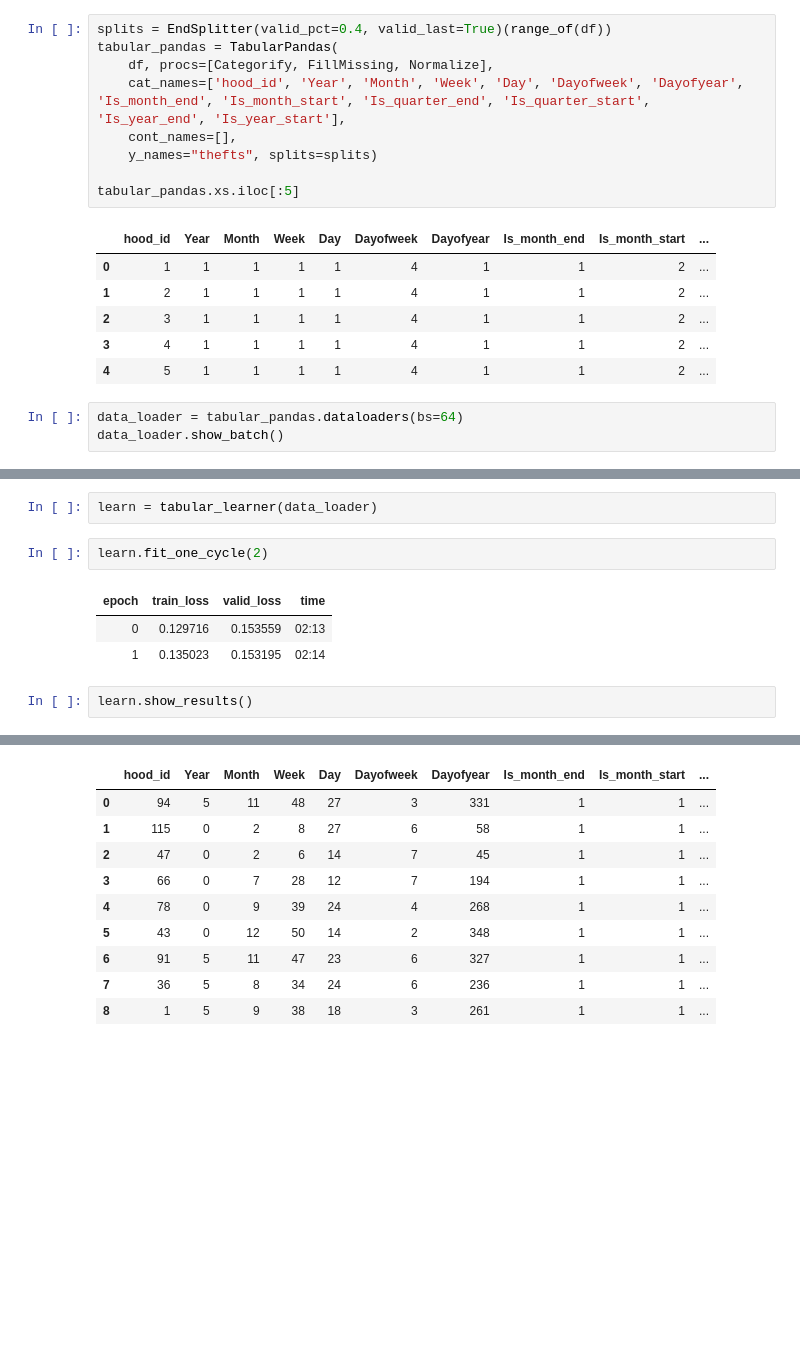
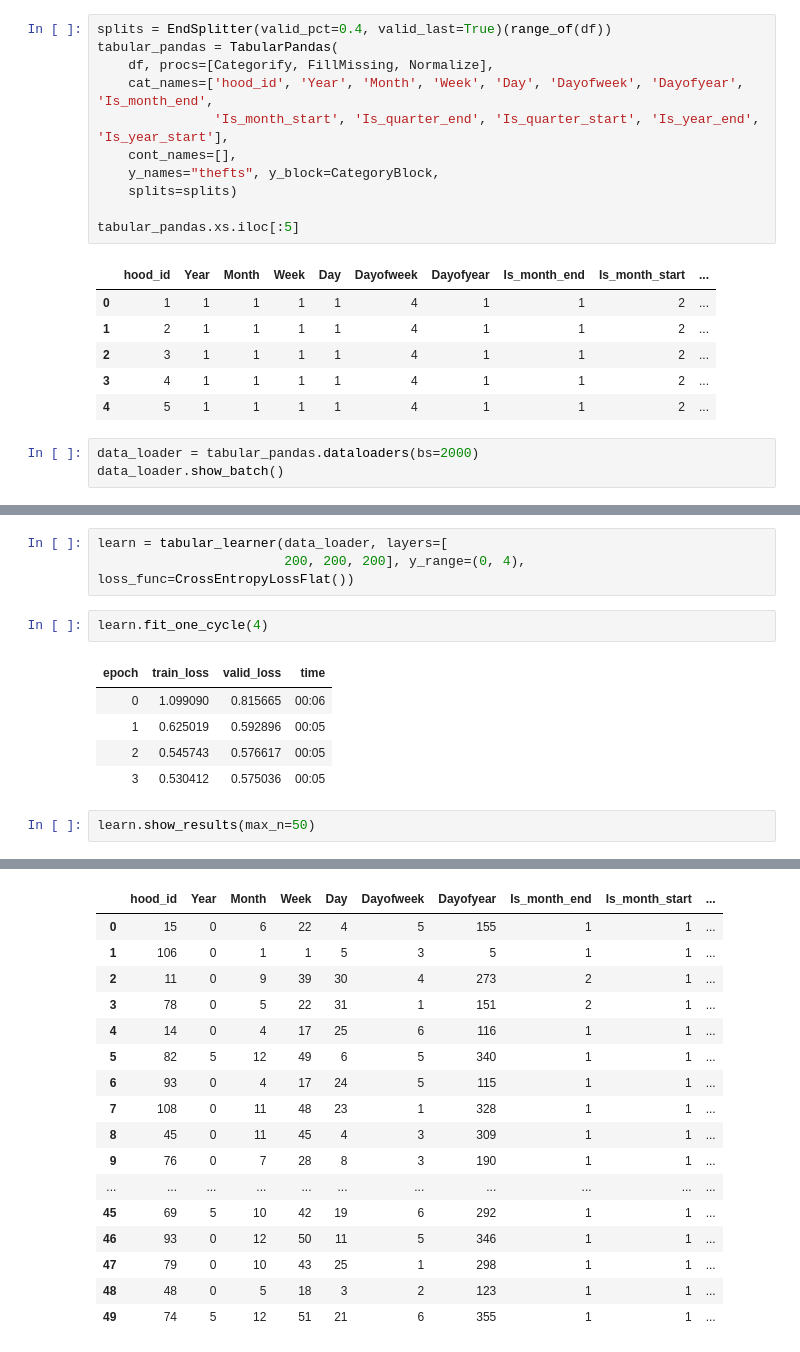
Before and after one commit to pika11/uoft-ml-group4-final-project, a Jupyter notebook: deep_learning_models_0_fill.ipynb, the cells around one changed output, grey strips where cells are left out. Saved outputs shown, nothing was run; the diff lists cells and outputs as text; blank space fills up the shorter version.

```diff
--- a/deep_learning_models_0_fill.ipynb
+++ b/deep_learning_models_0_fill.ipynb
@@ -36,9 +36,11 @@ df.head()
 splits = EndSplitter(valid_pct=0.4, valid_last=True)(range_of(df))
 tabular_pandas = TabularPandas(
     df, procs=[Categorify, FillMissing, Normalize],
-    cat_names=['hood_id', 'Year', 'Month', 'Week', 'Day', 'Dayofweek', 'Dayofyear', 'Is_month_end', 'Is_month_start', 'Is_quarter_end', 'Is_quarter_start', 'Is_year_end', 'Is_year_start'],
+    cat_names=['hood_id', 'Year', 'Month', 'Week', 'Day', 'Dayofweek', 'Dayofyear', 'Is_month_end',
+               'Is_month_start', 'Is_quarter_end', 'Is_quarter_start', 'Is_year_end', 'Is_year_start'],
     cont_names=[],
-    y_names="thefts", splits=splits)
+    y_names="thefts", y_block=CategoryBlock,
+    splits=splits)
 
 tabular_pandas.xs.iloc[:5]
 # %% [output]
@@ -49,7 +51,7 @@ tabular_pandas.xs.iloc[:5]
 | 3 | 4 | 1 | 1 | 1 | 1 | 4 | 1 | 1 | 2 | ... |
 | 4 | 5 | 1 | 1 | 1 | 1 | 4 | 1 | 1 | 2 | ... |
 # %%
-data_loader = tabular_pandas.dataloaders(bs=64)
+data_loader = tabular_pandas.dataloaders(bs=2000)
 data_loader.show_batch()
 # %% [output]
 |  | hood_id | Year | Month | Week | Day | Dayofweek | Dayofyear | Is_month_end | Is_month_start | ... |
@@ -66,25 +68,35 @@ data_loader.show_batch()
-# %%
-learn = tabular_learner(data_loader)
+# %%
+learn = tabular_learner(data_loader, layers=[
+                        200, 200, 200], y_range=(0, 4), loss_func=CrossEntropyLossFlat())
 # %%
-learn.fit_one_cycle(2)
+learn.fit_one_cycle(4)
 # %% [output]
 | epoch | train_loss | valid_loss | time |
-| 0 | 0.129716 | 0.153559 | 02:13 |
-| 1 | 0.135023 | 0.153195 | 02:14 |
+| 0 | 1.099090 | 0.815665 | 00:06 |
+| 1 | 0.625019 | 0.592896 | 00:05 |
+| 2 | 0.545743 | 0.576617 | 00:05 |
+| 3 | 0.530412 | 0.575036 | 00:05 |
 # %%
-learn.show_results()
+learn.show_results(max_n=50)
 # %% [output]
 [interactive output not drawn]
 |  | hood_id | Year | Month | Week | Day | Dayofweek | Dayofyear | Is_month_end | Is_month_start | ... |
-| 0 | 94 | 5 | 11 | 48 | 27 | 3 | 331 | 1 | 1 | ... |
-| 1 | 115 | 0 | 2 | 8 | 27 | 6 | 58 | 1 | 1 | ... |
-| 2 | 47 | 0 | 2 | 6 | 14 | 7 | 45 | 1 | 1 | ... |
-| 3 | 66 | 0 | 7 | 28 | 12 | 7 | 194 | 1 | 1 | ... |
-| 4 | 78 | 0 | 9 | 39 | 24 | 4 | 268 | 1 | 1 | ... |
-| 5 | 43 | 0 | 12 | 50 | 14 | 2 | 348 | 1 | 1 | ... |
-| 6 | 91 | 5 | 11 | 47 | 23 | 6 | 327 | 1 | 1 | ... |
-| 7 | 36 | 5 | 8 | 34 | 24 | 6 | 236 | 1 | 1 | ... |
-| 8 | 1 | 5 | 9 | 38 | 18 | 3 | 261 | 1 | 1 | ... |
+| 0 | 15 | 0 | 6 | 22 | 4 | 5 | 155 | 1 | 1 | ... |
+| 1 | 106 | 0 | 1 | 1 | 5 | 3 | 5 | 1 | 1 | ... |
+| 2 | 11 | 0 | 9 | 39 | 30 | 4 | 273 | 2 | 1 | ... |
+| 3 | 78 | 0 | 5 | 22 | 31 | 1 | 151 | 2 | 1 | ... |
+| 4 | 14 | 0 | 4 | 17 | 25 | 6 | 116 | 1 | 1 | ... |
+| 5 | 82 | 5 | 12 | 49 | 6 | 5 | 340 | 1 | 1 | ... |
+| 6 | 93 | 0 | 4 | 17 | 24 | 5 | 115 | 1 | 1 | ... |
+| 7 | 108 | 0 | 11 | 48 | 23 | 1 | 328 | 1 | 1 | ... |
+| 8 | 45 | 0 | 11 | 45 | 4 | 3 | 309 | 1 | 1 | ... |
+| 9 | 76 | 0 | 7 | 28 | 8 | 3 | 190 | 1 | 1 | ... |
+| ... | ... | ... | ... | ... | ... | ... | ... | ... | ... | ... |
+| 45 | 69 | 5 | 10 | 42 | 19 | 6 | 292 | 1 | 1 | ... |
+| 46 | 93 | 0 | 12 | 50 | 11 | 5 | 346 | 1 | 1 | ... |
+| 47 | 79 | 0 | 10 | 43 | 25 | 1 | 298 | 1 | 1 | ... |
+| 48 | 48 | 0 | 5 | 18 | 3 | 2 | 123 | 1 | 1 | ... |
+| 49 | 74 | 5 | 12 | 51 | 21 | 6 | 355 | 1 | 1 | ... |
 # %%
 # Get the predictions and target values
 preds, targs = learn.get_preds()
```
Also changed, not shown: parts of 5 cells of this notebook.
